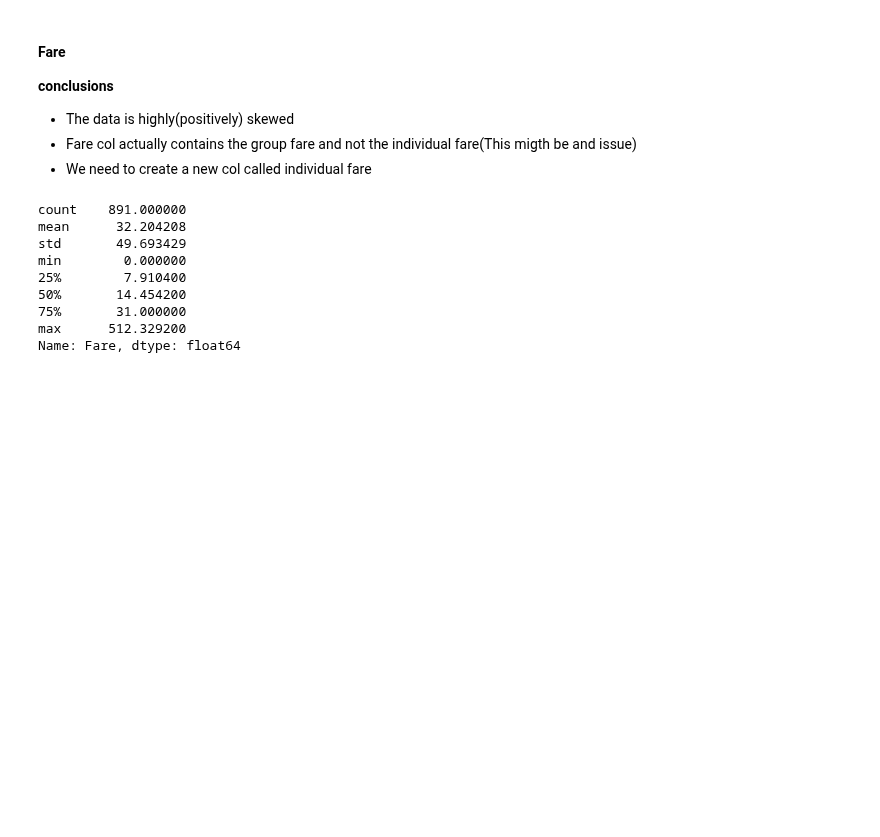
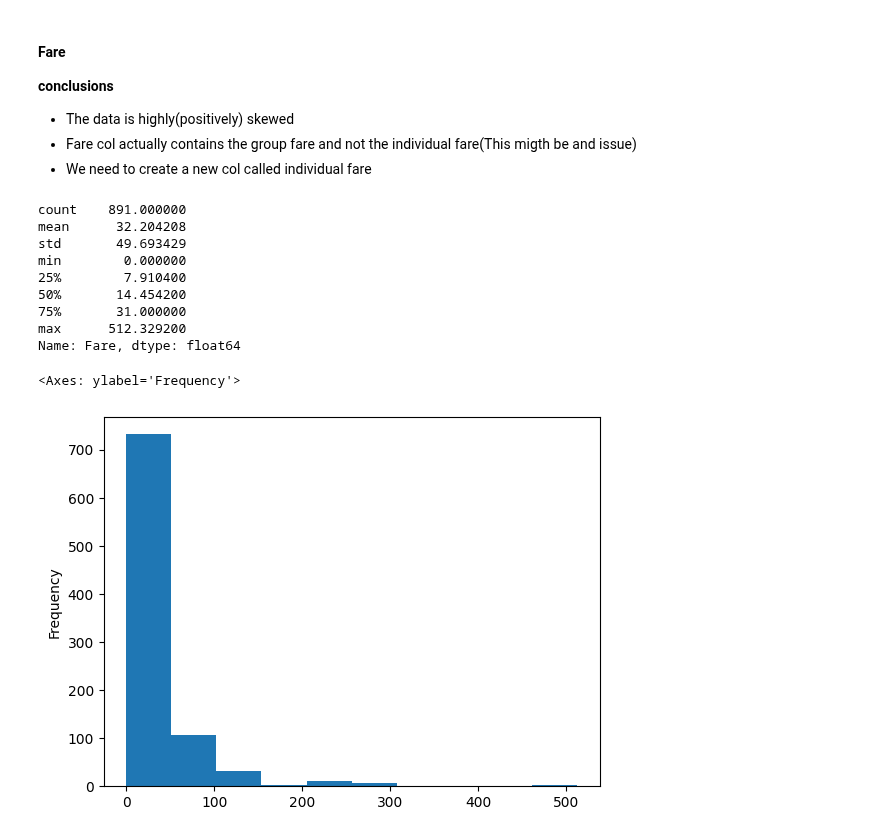
Before and after one commit to Prateek07-Kumar/100-DAYS-OF-PYTHON-PROGRAMMING, a Jupyter notebook: EDA/eda.ipynb, the cells around one changed output. Cells and saved outputs as stored; diff of their text form; code cells hidden in the pictures; blank space fills up the shorter version.

```diff
--- a/EDA/eda.ipynb
+++ b/EDA/eda.ipynb
@@ -149,3 +149,8 @@ min        0.000000
 75%       31.000000
 max      512.329200
 Name: Fare, dtype: float64
+# %%
+df['Fare'].plot(kind='hist')
+# %% [output]
+<Axes: ylabel='Frequency'>
+[figure, added]
```
